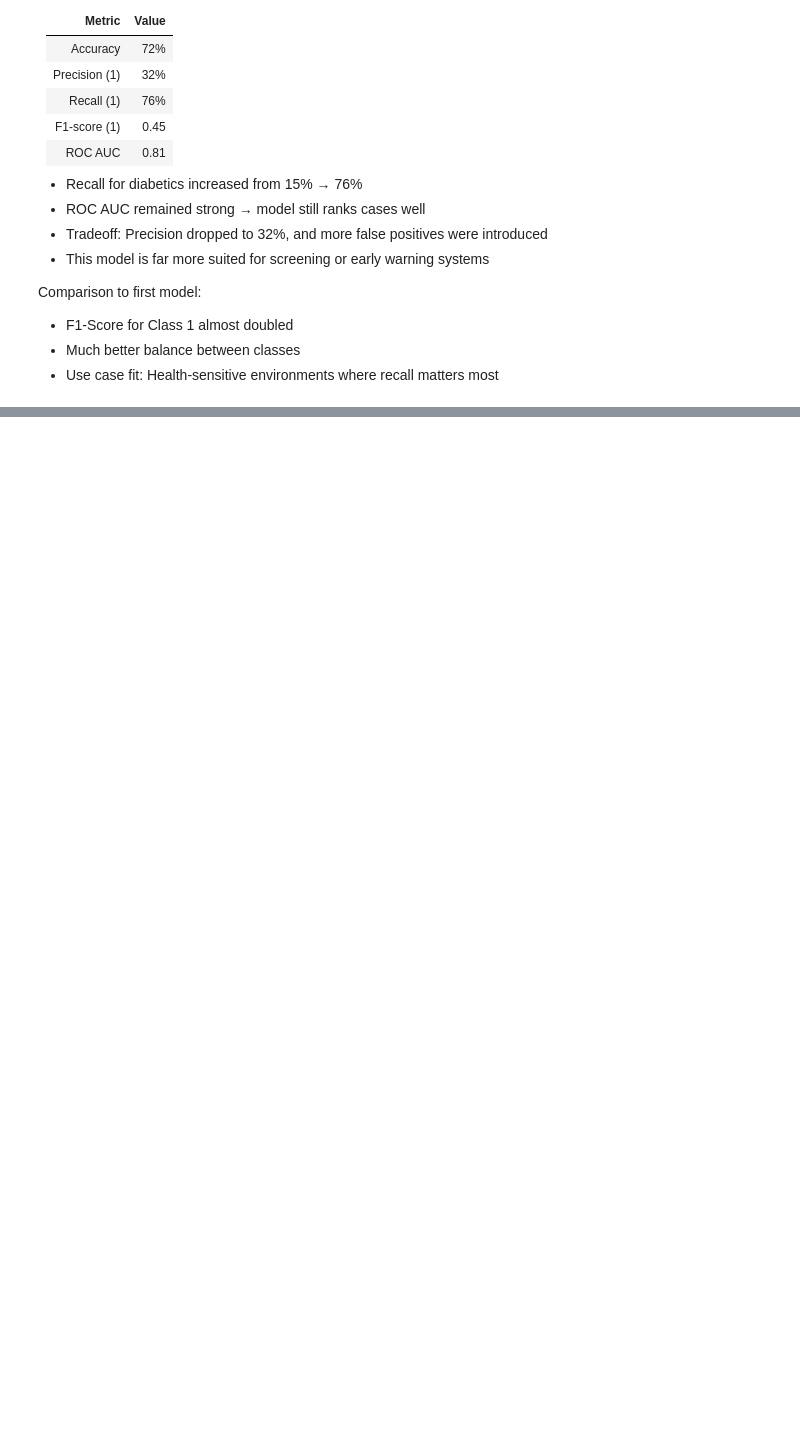
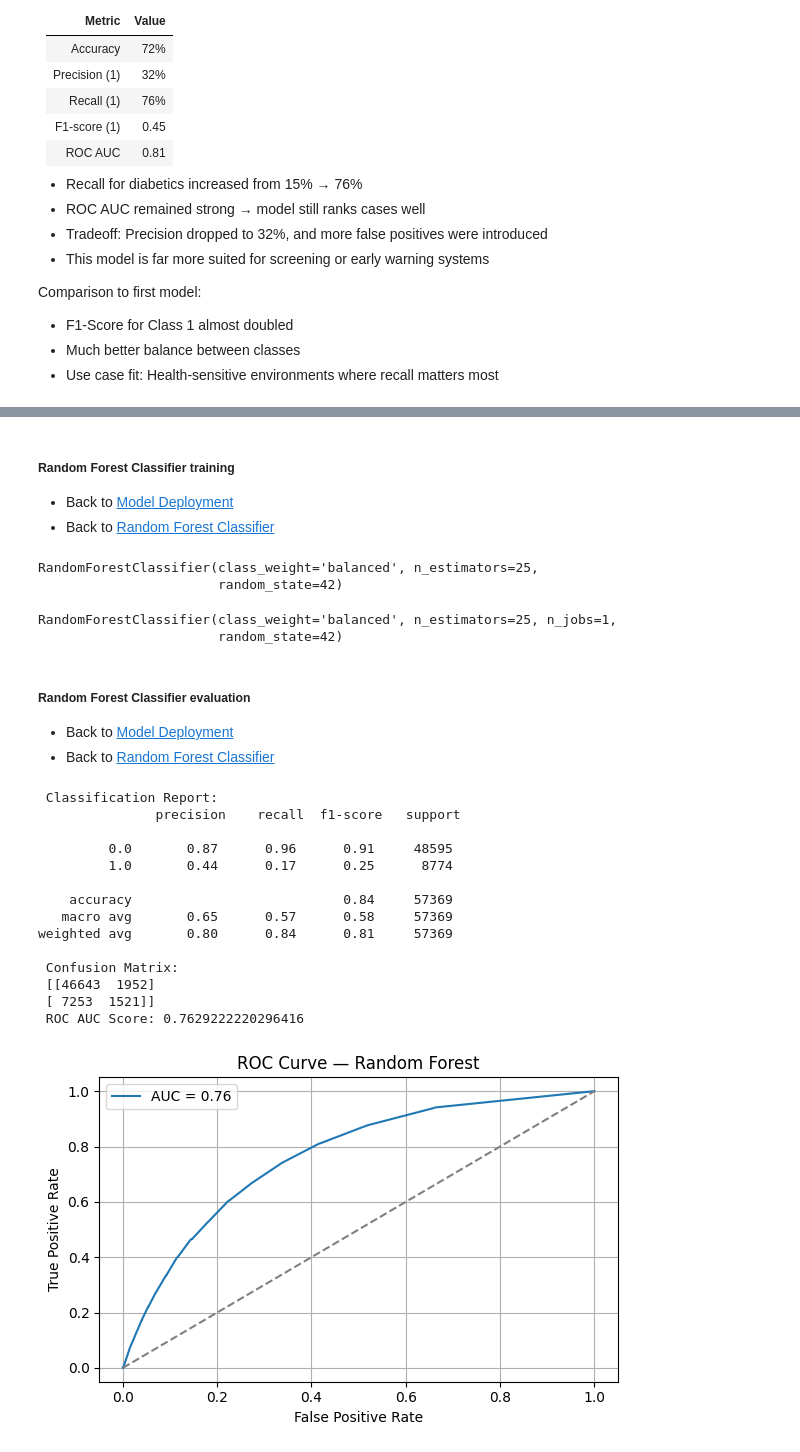
Before and after one commit to fegade99/proyecto_diabetes_david_felipe, a Jupyter notebook: src/explore.ipynb, the cells around one changed output, grey strips where cells are left out. Saved outputs shown, nothing was run; the diff lists cells and outputs as text; code cells hidden in the pictures; blank space fills up the shorter version.

Commit message:
random forest done - to-do lightgbm

```diff
--- a/src/explore.ipynb
+++ b/src/explore.ipynb
@@ -1262,0 +1294,65 @@ Comparison to first model:
+# %% [markdown]
+##### Random Forest Classifier training
+- Back to [Model Deployment](#model-deployment)
+- Back to [Random Forest Classifier](#random-forest-classifier)
+# %%
+from sklearn.ensemble import RandomForestClassifier
+
+rf_model = RandomForestClassifier(n_estimators=25, class_weight='balanced', random_state=42)
+
+X_train_sample = X_train_scaled[:50000]
+y_train_sample = y_train[:50000]
+
+rf_model.fit(X_train_scaled, y_train)
+# %% [output]
+RandomForestClassifier(class_weight='balanced', n_estimators=25,
+                       random_state=42)
+# %%
+rf_model = RandomForestClassifier(n_estimators=25, class_weight='balanced', n_jobs=1, random_state=42)
+
+X_train_sample = X_train_scaled[:50000]
+y_train_sample = y_train[:50000]
+
+rf_model.fit(X_train_scaled, y_train)
+# %% [output]
+RandomForestClassifier(class_weight='balanced', n_estimators=25, n_jobs=1,
+                       random_state=42)
+# %% [markdown]
+##### Random Forest Classifier evaluation
+- Back to [Model Deployment](#model-deployment)
+- Back to [Random Forest Classifier](#random-forest-classifier)
+# %%
+y_pred_rf = rf_model.predict(X_test_scaled)
+y_prob_rf = rf_model.predict_proba(X_test_scaled)[:, 1]
+
+print(" Classification Report:\n", classification_report(y_test, y_pred_rf))
+print(" Confusion Matrix:\n", confusion_matrix(y_test, y_pred_rf))
+print(" ROC AUC Score:", roc_auc_score(y_test, y_prob_rf))
+
+fpr_rf, tpr_rf, _ = roc_curve(y_test, y_prob_rf)
+plt.figure(figsize=(6, 4))
+plt.plot(fpr_rf, tpr_rf, label=f"AUC = {roc_auc_score(y_test, y_prob_rf):.2f}")
+plt.plot([0, 1], [0, 1], linestyle="--", color="gray")
+plt.xlabel("False Positive Rate")
+plt.ylabel("True Positive Rate")
+plt.title("ROC Curve — Random Forest")
+plt.legend()
+plt.grid(True)
+plt.tight_layout()
+plt.show()
+# %% [output]
+ Classification Report:
+               precision    recall  f1-score   support
+
+         0.0       0.87      0.96      0.91     48595
+         1.0       0.44      0.17      0.25      8774
+
+    accuracy                           0.84     57369
+   macro avg       0.65      0.57      0.58     57369
+weighted avg       0.80      0.84      0.81     57369
+
+ Confusion Matrix:
+ [[46643  1952]
+ [ 7253  1521]]
+ ROC AUC Score: 0.7629222220296416
+[figure, added]
```
Also changed, not shown: parts of 14 cells of this notebook.
